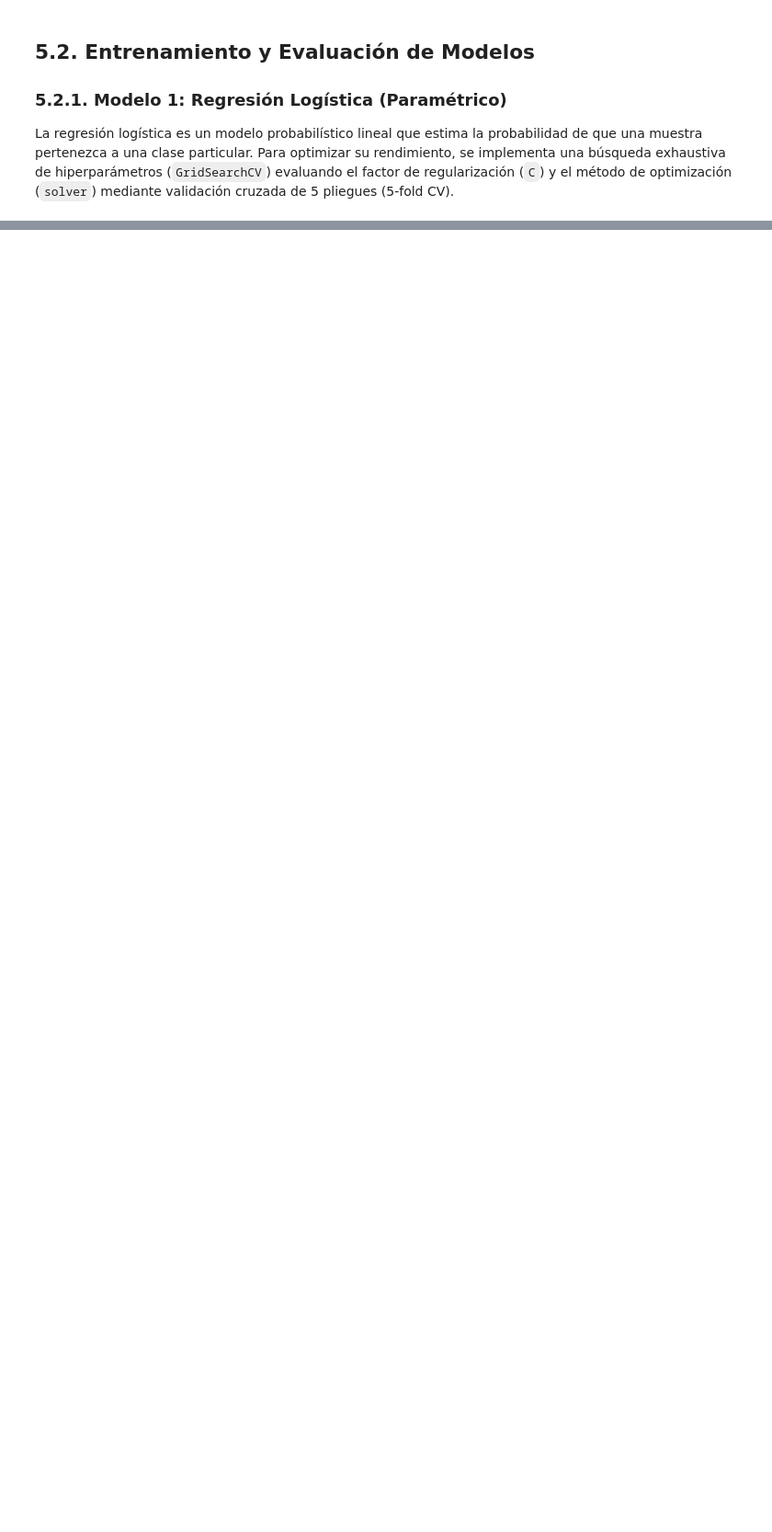
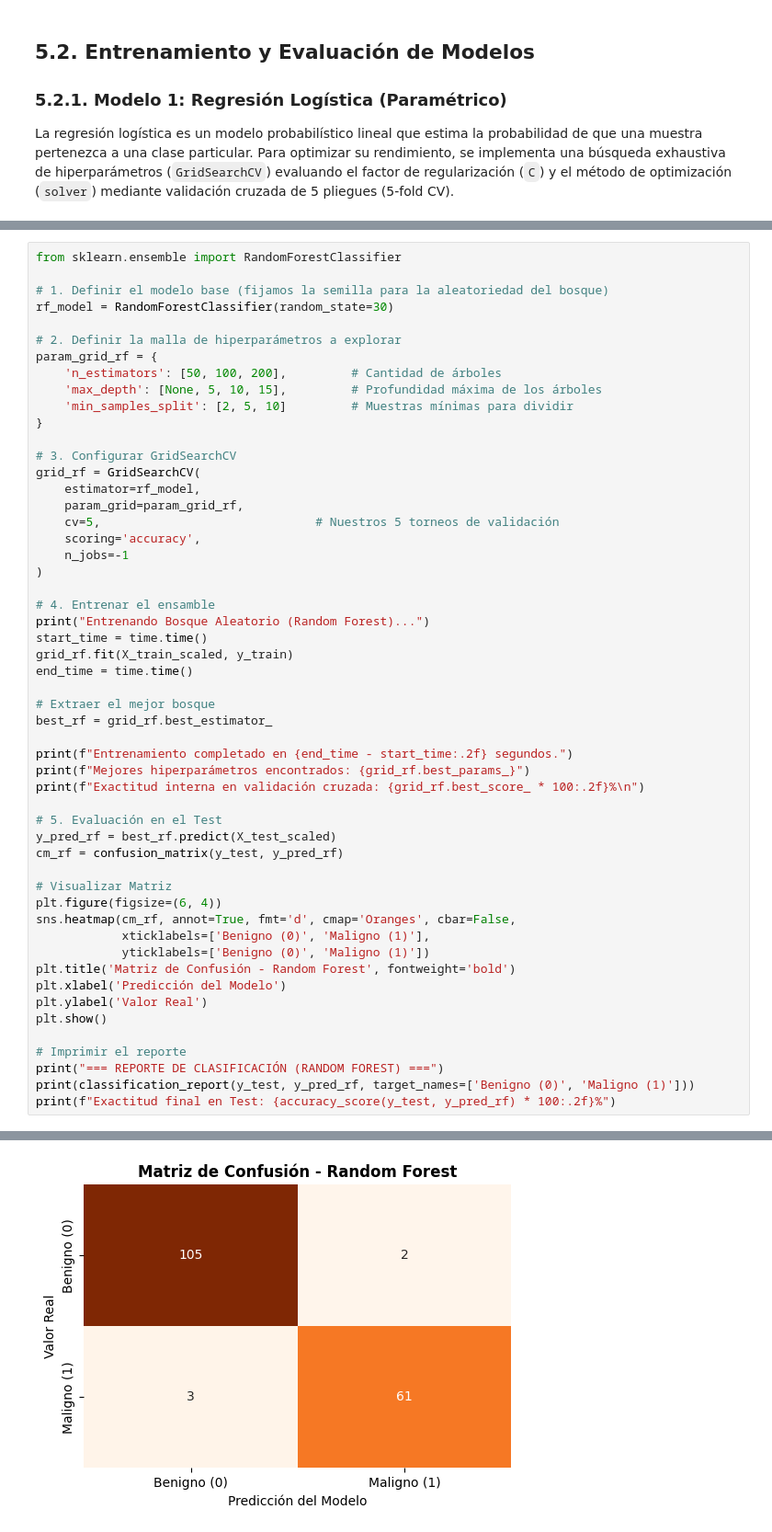
Before and after one commit to leonaidasup/Modelo2-final, a Jupyter notebook: Modelos2_Parte1.ipynb, the cells around one changed output, grey strips where cells are left out. Shown at 92% size. Drawn from its saved outputs; the diff is of its cells as text; blank space fills up the shorter version.

```diff
--- a/Modelos2_Parte1.ipynb
+++ b/Modelos2_Parte1.ipynb
@@ -467,0 +651,54 @@ Desde una perspectiva de evaluación clínica, destacan las siguientes métricas
+# %%
+from sklearn.ensemble import RandomForestClassifier
+
+# 1. Definir el modelo base (fijamos la semilla para la aleatoriedad del bosque)
+rf_model = RandomForestClassifier(random_state=30)
+
+# 2. Definir la malla de hiperparámetros a explorar
+param_grid_rf = {
+    'n_estimators': [50, 100, 200],         # Cantidad de árboles
+    'max_depth': [None, 5, 10, 15],         # Profundidad máxima de los árboles
+    'min_samples_split': [2, 5, 10]         # Muestras mínimas para dividir
+}
+
+# 3. Configurar GridSearchCV
+grid_rf = GridSearchCV(
+    estimator=rf_model,
+    param_grid=param_grid_rf,
+    cv=5,                              # Nuestros 5 torneos de validación
+    scoring='accuracy',
+    n_jobs=-1
+)
+
+# 4. Entrenar el ensamble
+print("Entrenando Bosque Aleatorio (Random Forest)...")
+start_time = time.time()
+grid_rf.fit(X_train_scaled, y_train)
+end_time = time.time()
+
+# Extraer el mejor bosque
+best_rf = grid_rf.best_estimator_
+
+print(f"Entrenamiento completado en {end_time - start_time:.2f} segundos.")
+print(f"Mejores hiperparámetros encontrados: {grid_rf.best_params_}")
+print(f"Exactitud interna en validación cruzada: {grid_rf.best_score_ * 100:.2f}%\n")
+
+# 5. Evaluación en el Test
+y_pred_rf = best_rf.predict(X_test_scaled)
+cm_rf = confusion_matrix(y_test, y_pred_rf)
+
+# Visualizar Matriz
+plt.figure(figsize=(6, 4))
+sns.heatmap(cm_rf, annot=True, fmt='d', cmap='Oranges', cbar=False,
+            xticklabels=['Benigno (0)', 'Maligno (1)'],
+            yticklabels=['Benigno (0)', 'Maligno (1)'])
+plt.title('Matriz de Confusión - Random Forest', fontweight='bold')
+plt.xlabel('Predicción del Modelo')
+plt.ylabel('Valor Real')
+plt.show()
+
+# Imprimir el reporte
+print("=== REPORTE DE CLASIFICACIÓN (RANDOM FOREST) ===")
+print(classification_report(y_test, y_pred_rf, target_names=['Benigno (0)', 'Maligno (1)']))
+print(f"Exactitud final en Test: {accuracy_score(y_test, y_pred_rf) * 100:.2f}%")
+# %% [output]
@@ -467,0 +709 @@ Desde una perspectiva de evaluación clínica, destacan las siguientes métricas
+[figure, added]
```
Also changed, not shown: parts of 19 cells of this notebook.
